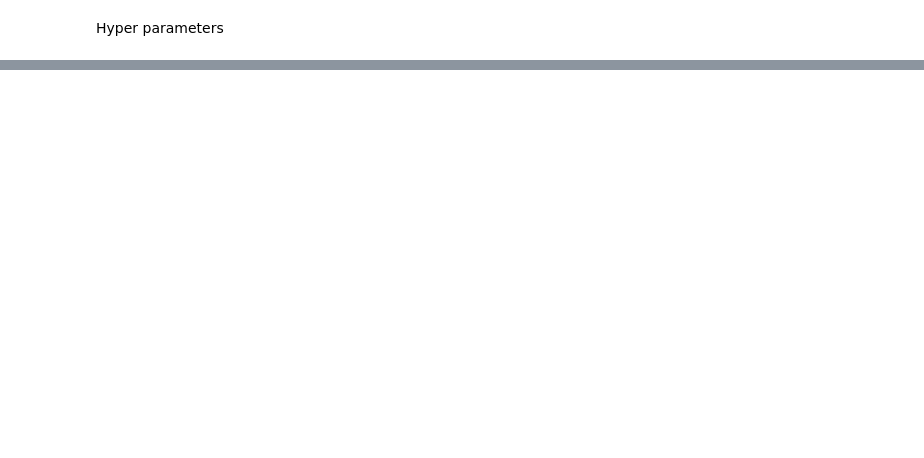
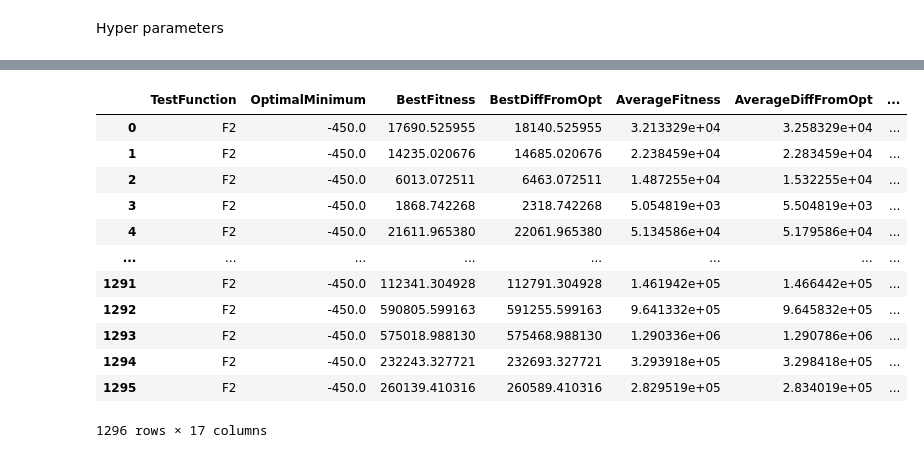
Before and after one commit to csupika/F21BC-CW2-GA-PSO, a Jupyter notebook: GA_notebook.ipynb, the cells around one changed output, grey strips where cells are left out. Cells and saved outputs as stored; diff of their text form; code cells hidden in the pictures; blank space fills up the shorter version.

```diff
--- a/GA_notebook.ipynb
+++ b/GA_notebook.ipynb
@@ -127,0 +122,16 @@ df
+# %%
+df.query("TestFunction == 'F2'")
+# %% [output]
+|  | TestFunction | OptimalMinimum | BestFitness | BestDiffFromOpt | AverageFitness | AverageDiffFromOpt | ... |
+| 0 | F2 | -450.0 | 17690.525955 | 18140.525955 | 3.213329e+04 | 3.258329e+04 | ... |
+| 1 | F2 | -450.0 | 14235.020676 | 14685.020676 | 2.238459e+04 | 2.283459e+04 | ... |
+| 2 | F2 | -450.0 | 6013.072511 | 6463.072511 | 1.487255e+04 | 1.532255e+04 | ... |
+| 3 | F2 | -450.0 | 1868.742268 | 2318.742268 | 5.054819e+03 | 5.504819e+03 | ... |
+| 4 | F2 | -450.0 | 21611.965380 | 22061.965380 | 5.134586e+04 | 5.179586e+04 | ... |
+| ... | ... | ... | ... | ... | ... | ... | ... |
+| 1291 | F2 | -450.0 | 112341.304928 | 112791.304928 | 1.461942e+05 | 1.466442e+05 | ... |
+| 1292 | F2 | -450.0 | 590805.599163 | 591255.599163 | 9.641332e+05 | 9.645832e+05 | ... |
+| 1293 | F2 | -450.0 | 575018.988130 | 575468.988130 | 1.290336e+06 | 1.290786e+06 | ... |
+| 1294 | F2 | -450.0 | 232243.327721 | 232693.327721 | 3.293918e+05 | 3.298418e+05 | ... |
+| 1295 | F2 | -450.0 | 260139.410316 | 260589.410316 | 2.829519e+05 | 2.834019e+05 | ... |
+1296 rows × 17 columns
```
Also changed, not shown: parts of 18 cells of this notebook.
